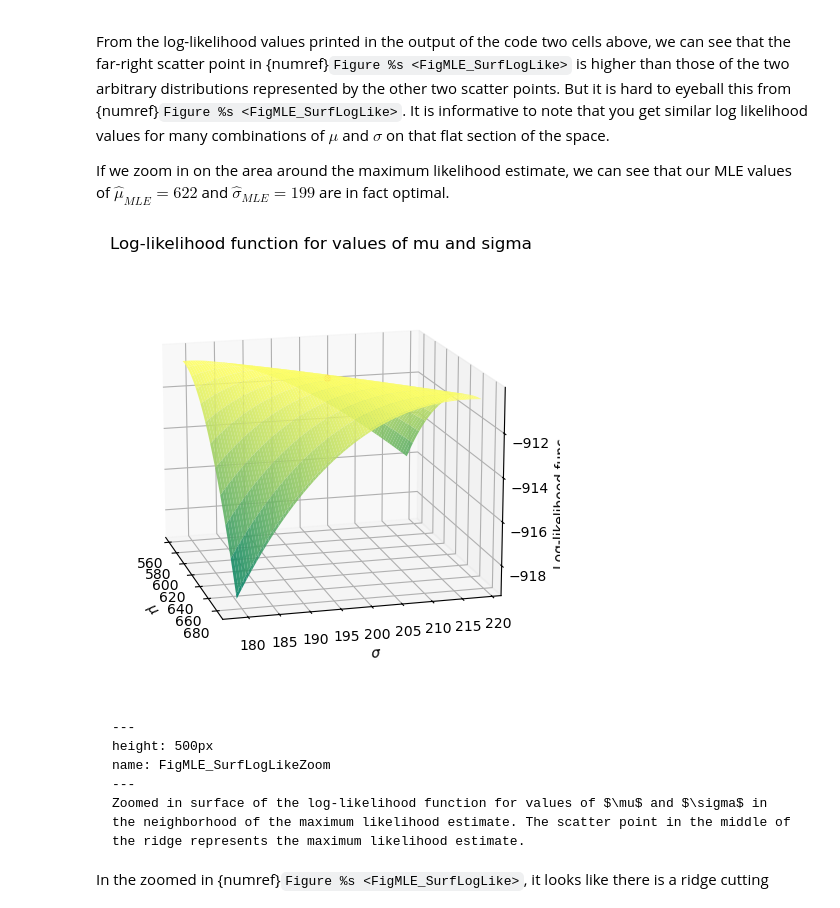
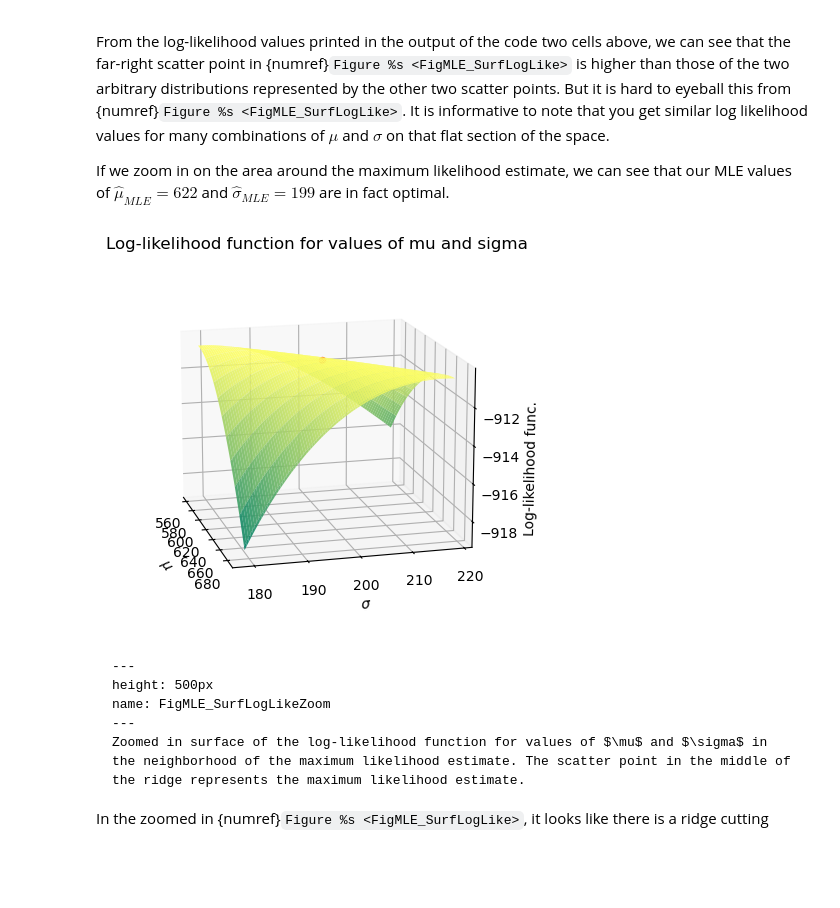
Before and after one commit to OpenSourceEcon/CompMethods, a Jupyter notebook: _sources/struct_est/MLE.ipynb, the cells around one changed output. Drawn from its saved outputs; the diff is of its cells as text; code cells hidden in the pictures; blank space fills up the shorter version.

````diff
--- a/_sources/struct_est/MLE.ipynb
+++ b/_sources/struct_est/MLE.ipynb
@@ -477,35 +476,34 @@ If we zoom in on the area around the maximum likelihood estimate, we can see tha
 mu_buffer = 0.1
 mu_vals = np.linspace(
     mu_MLE - mu_buffer * mu_MLE, mu_MLE + mu_buffer * mu_MLE, 90
 )
 sig_buffer = 0.1
 sig_vals = np.linspace(
     sig_MLE - sig_buffer * sig_MLE, sig_MLE + sig_buffer * sig_MLE, 100
 )
 lnlik_vals = np.zeros((90, 100))
 for mu_ind in range(90):
     for sig_ind in range(100):
         lnlik_vals[mu_ind, sig_ind] = \
             log_lik_truncnorm(data, mu_vals[mu_ind],
                               sig_vals[sig_ind], 0, 450)
 
 mu_mesh, sig_mesh = np.meshgrid(mu_vals, sig_vals)
 
 fig, ax = plt.subplots(subplot_kw={"projection": "3d"})
 ax.plot_surface(mu_mesh.T, sig_mesh.T, lnlik_vals, rstride=8,
                 cstride=1, cmap=cmap1, alpha=0.9)
 ax.scatter(mu_MLE, sig_MLE, lnlik_MLE, color='red', marker='o',
            s=18, label='MLE estimate')
 ax.view_init(elev=15, azim=-15, roll=0)
 ax.set_title('Log-likelihood function for values of mu and sigma')
 ax.set_xlabel(r'$\mu$')
 ax.set_ylabel(r'$\sigma$')
 ax.set_zlabel(r'Log-likelihood func.')
-plt.tight_layout()
 
 plt.show()
 # %% [output]
-[figure, old version]
+[figure, new version]
 # %% [markdown]
 ```{figure} ../../../images/mle/Econ381scores_SurfaceLogLikeZoom.png
 ---
````
Also changed, not shown: parts of 6 cells of this notebook, 50 other files.
